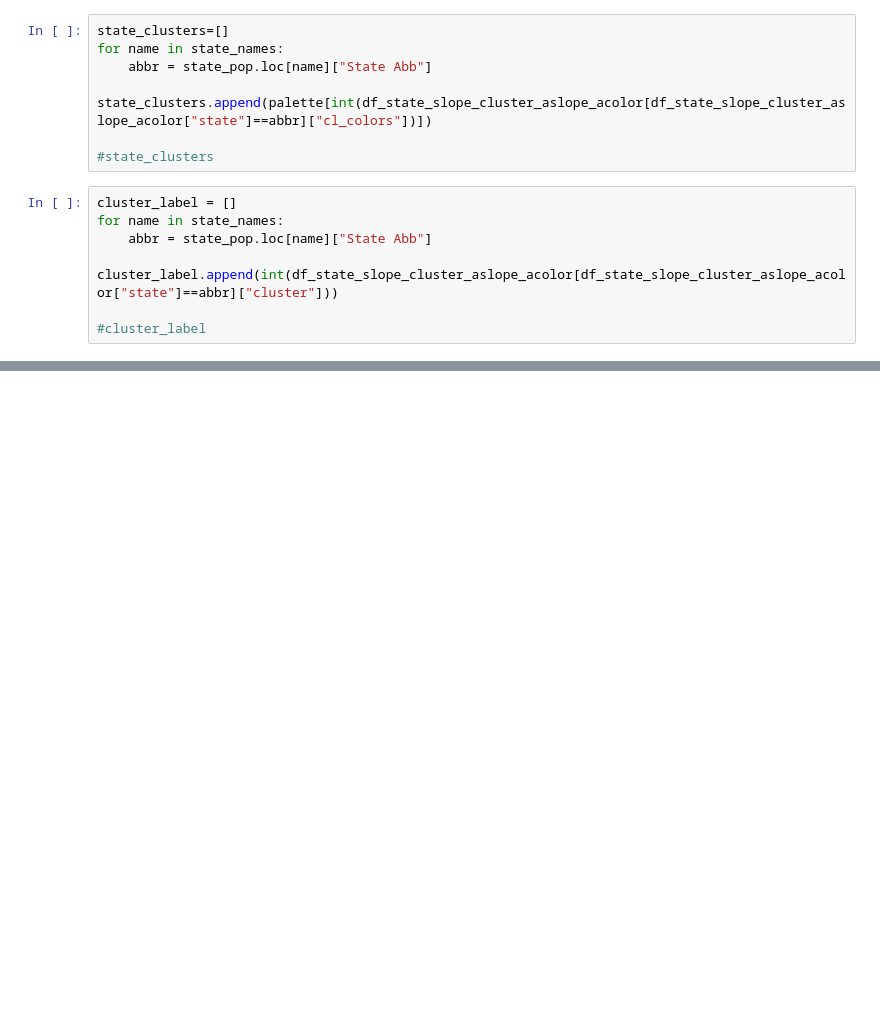
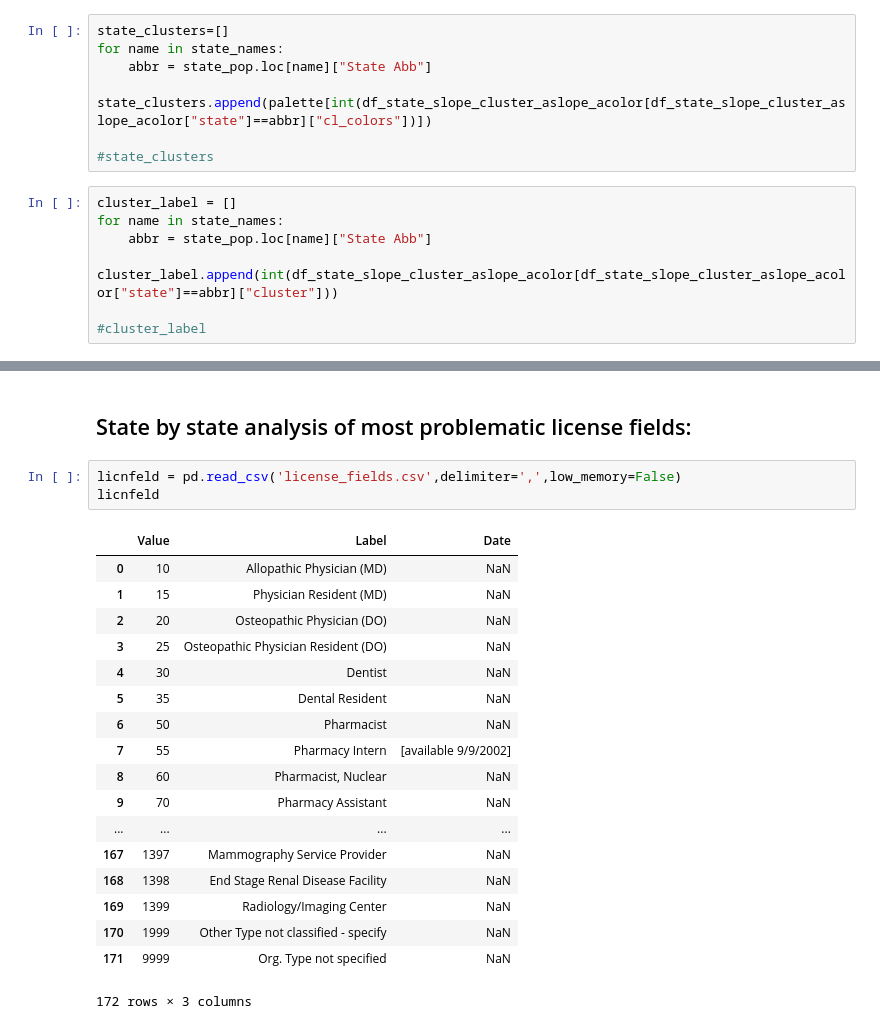
Before and after one commit to dmeral/DSI_projectproposal, a Jupyter notebook: Project_Proposal_Plot2_Malpractice_Rates_Over_The_Years.ipynb, the cells around one changed output, grey strips where cells are left out. Cells and saved outputs as stored; diff of their text form; blank space fills up the shorter version.

```diff
--- a/Project_Proposal_Plot2_Malpractice_Rates_Over_The_Years.ipynb
+++ b/Project_Proposal_Plot2_Malpractice_Rates_Over_The_Years.ipynb
@@ -248,3 +253,27 @@ Loading BokehJS ...
 [interactive output not drawn]
 [interactive output not drawn]
 [interactive output not drawn]
+# %% [markdown]
+## State by state analysis of most problematic license fields:
+# %%
+licnfeld = pd.read_csv('license_fields.csv',delimiter=',',low_memory=False)
+licnfeld
+# %% [output]
+|  | Value | Label | Date |
+| 0 | 10 | Allopathic Physician (MD) | NaN |
+| 1 | 15 | Physician Resident (MD) | NaN |
+| 2 | 20 | Osteopathic Physician (DO) | NaN |
+| 3 | 25 | Osteopathic Physician Resident (DO) | NaN |
+| 4 | 30 | Dentist | NaN |
+| 5 | 35 | Dental Resident | NaN |
+| 6 | 50 | Pharmacist | NaN |
+| 7 | 55 | Pharmacy Intern | [available 9/9/2002] |
+| 8 | 60 | Pharmacist, Nuclear | NaN |
+| 9 | 70 | Pharmacy Assistant | NaN |
+| ... | ... | ... | ... |
+| 167 | 1397 | Mammography Service Provider | NaN |
+| 168 | 1398 | End Stage Renal Disease Facility | NaN |
+| 169 | 1399 | Radiology/Imaging Center | NaN |
+| 170 | 1999 | Other Type not classified - specify | NaN |
+| 171 | 9999 | Org. Type not specified | NaN |
+172 rows × 3 columns
```
Also changed, not shown: parts of 5 cells of this notebook, 36 other files.
